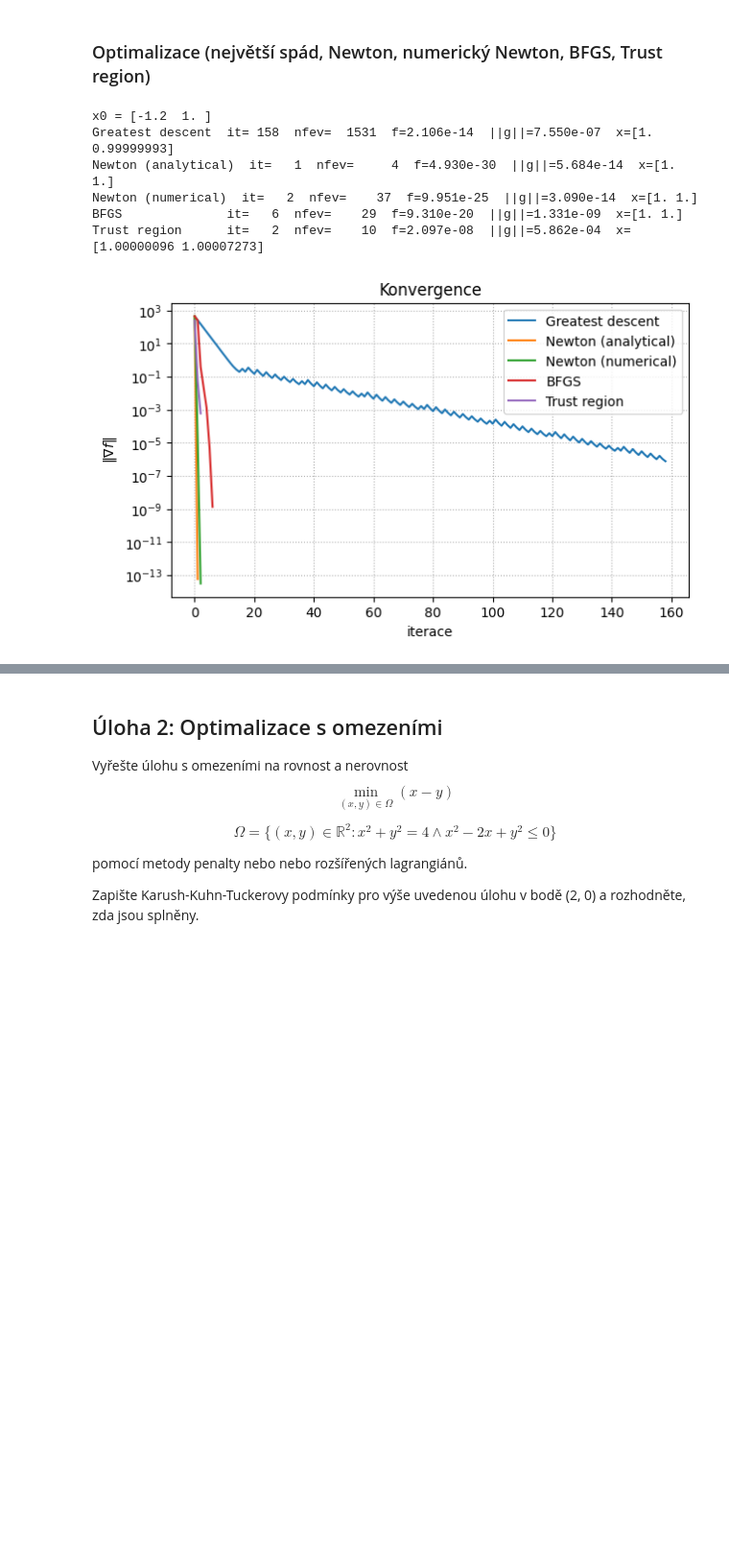
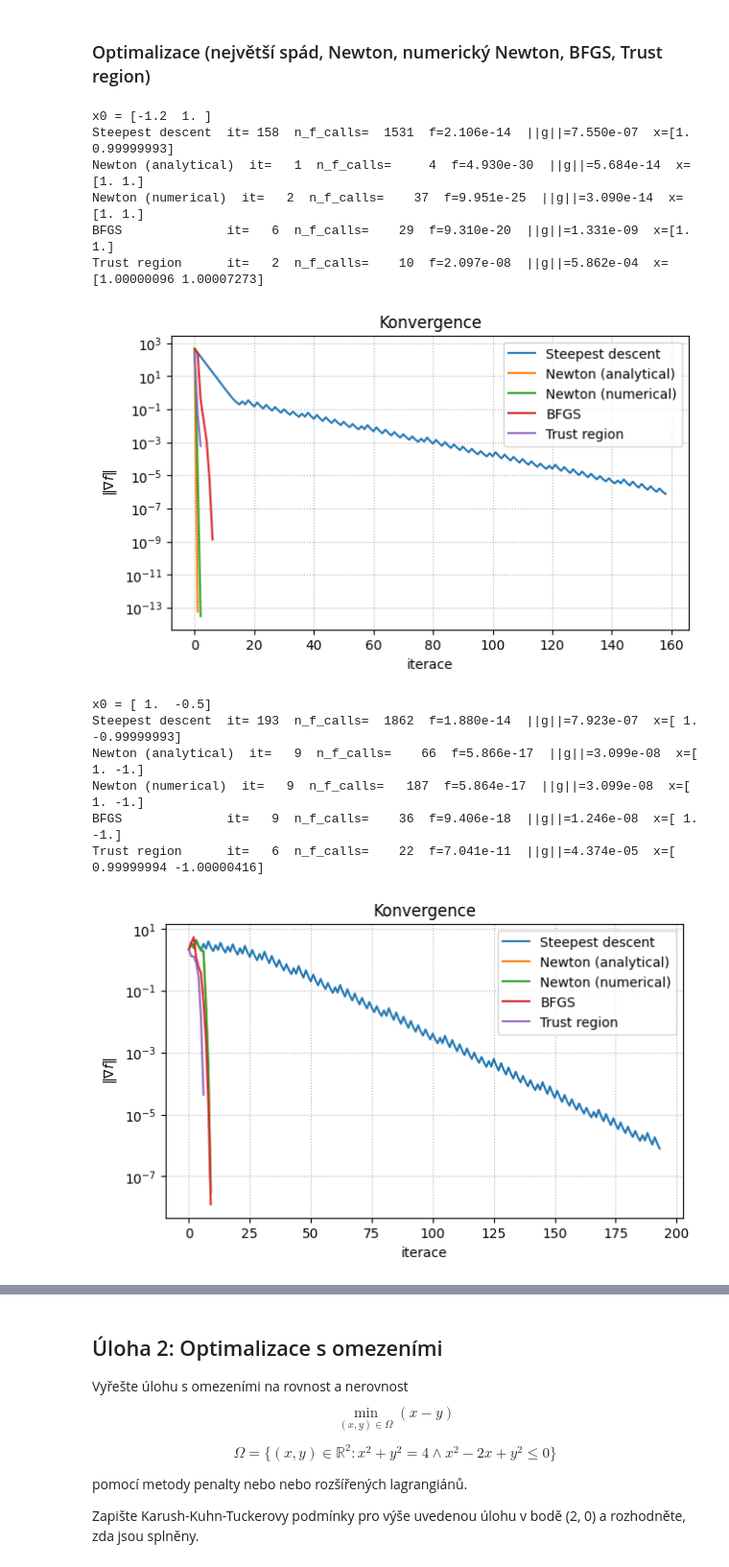
Before and after one commit to dancaseb/metody-optimalizace, a Jupyter notebook: projekt.ipynb, the cells around one changed output, grey strips where cells are left out. Shown at 96% size. Saved outputs shown, nothing was run; the diff lists cells and outputs as text; code cells hidden in the pictures; blank space fills up the shorter version.

```diff
--- a/projekt.ipynb
+++ b/projekt.ipynb
@@ -247,13 +247,13 @@ def bfgs(fun, grad, x0, tol_g=1e-6, tol_step=1e-9, max_iter=1000):
     return x, hist
 # %%
 from scipy.optimize import minimize
-def trust_region(fun, grad, hess, x0, eps=1e-6, tol_step=1e-9, max_iter=500, c0=1.0, c_max=100.0, eta1=0.1, eta2=0.75, gamma1=0.25, gamma2=2.0):
+def trust_region(fun, grad, hess, x0, tol_g=1e-6, tol_step=1e-9, max_iter=500, c0=1.0, c_max=100.0, eta1=0.1, eta2=0.75, gamma1=0.25, gamma2=2.0):
     x = np.array(x0, dtype=float)
     c_k = c0  #  current trust region radius
     k = 0
     hist = {"f": [], "gn": []}
 
-    while np.linalg.norm(grad(x)) >= eps and k < max_iter:
+    while np.linalg.norm(grad(x)) >= tol_g and k < max_iter:
         g = grad(x)
         H = hess(x)
         fx = fun(x)
@@ -308,7 +308,7 @@ def run_methods(x0):
 
     fun_counted.reset()
     x_sd, hist_sd = steepest_descent(fun_counted, grad_f, x0)
-    results.append(("Greatest descent", x_sd, hist_sd, fun_counted.n))
+    results.append(("Steepest descent", x_sd, hist_sd, fun_counted.n))
 
     fun_counted.reset()
     x_na, hist_na = newton(fun_counted, grad_f, hess_f, x0)
@@ -351,9 +351,37 @@ plt.legend()
 plt.show()
 # %% [output]
 x0 = [-1.2  1. ]
-Greatest descent  it= 158  nfev=  1531  f=2.106e-14  ||g||=7.550e-07  x=[1.         0.99999993]
-Newton (analytical)  it=   1  nfev=     4  f=4.930e-30  ||g||=5.684e-14  x=[1. 1.]
-Newton (numerical)  it=   2  nfev=    37  f=9.951e-25  ||g||=3.090e-14  x=[1. 1.]
-BFGS              it=   6  nfev=    29  f=9.310e-20  ||g||=1.331e-09  x=[1. 1.]
-Trust region      it=   2  nfev=    10  f=2.097e-08  ||g||=5.862e-04  x=[1.00000096 1.00007273]
+Steepest descent  it= 158  n_f_calls=  1531  f=2.106e-14  ||g||=7.550e-07  x=[1.         0.99999993]
+Newton (analytical)  it=   1  n_f_calls=     4  f=4.930e-30  ||g||=5.684e-14  x=[1. 1.]
+Newton (numerical)  it=   2  n_f_calls=    37  f=9.951e-25  ||g||=3.090e-14  x=[1. 1.]
+BFGS              it=   6  n_f_calls=    29  f=9.310e-20  ||g||=1.331e-09  x=[1. 1.]
+Trust region      it=   2  n_f_calls=    10  f=2.097e-08  ||g||=5.862e-04  x=[1.00000096 1.00007273]
 [figure]
+# %%
+x0 = np.array([1.0, -0.5])
+
+
+res = run_methods(x0)
+
+print("x0 =", x0)
+for name, x_star, hist, n_f_calls in res:
+    iters = len(hist["f"]) - 1
+    print(f"{name:16s}  it={iters:4d}  n_f_calls={n_f_calls:6d}  f={hist['f'][-1]:.3e}  ||g||={hist['gn'][-1]:.3e}  x={x_star}")
+
+plt.figure(figsize=(7, 4))
+for name, _, hist, _ in res:
+    plt.semilogy(hist["gn"], label=name)
+plt.xlabel("iterace")
+plt.ylabel(r"$\|\nabla f\|$")
+plt.title("Konvergence")
+plt.grid(True, which="both", ls=":")
+plt.legend()
+plt.show()
+# %% [output]
+x0 = [ 1.  -0.5]
+Steepest descent  it= 193  n_f_calls=  1862  f=1.880e-14  ||g||=7.923e-07  x=[ 1.         -0.99999993]
+Newton (analytical)  it=   9  n_f_calls=    66  f=5.866e-17  ||g||=3.099e-08  x=[ 1. -1.]
+Newton (numerical)  it=   9  n_f_calls=   187  f=5.864e-17  ||g||=3.099e-08  x=[ 1. -1.]
+BFGS              it=   9  n_f_calls=    36  f=9.406e-18  ||g||=1.246e-08  x=[ 1. -1.]
+Trust region      it=   6  n_f_calls=    22  f=7.041e-11  ||g||=4.374e-05  x=[ 0.99999994 -1.00000416]
+[figure, added]
```
Also changed, not shown: parts of 5 cells of this notebook.
